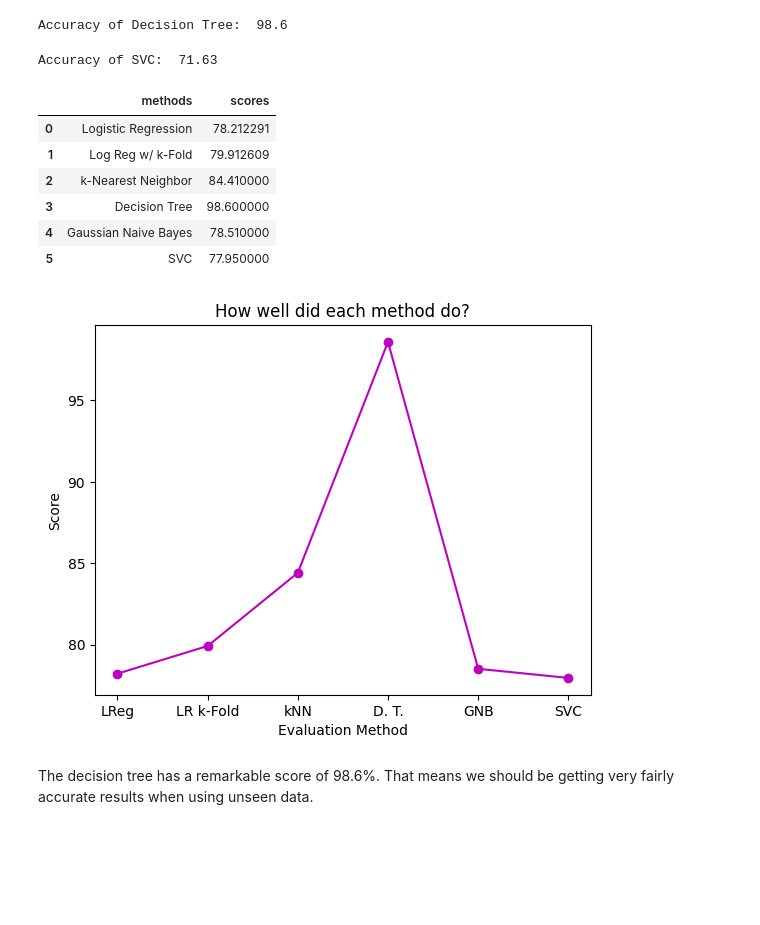
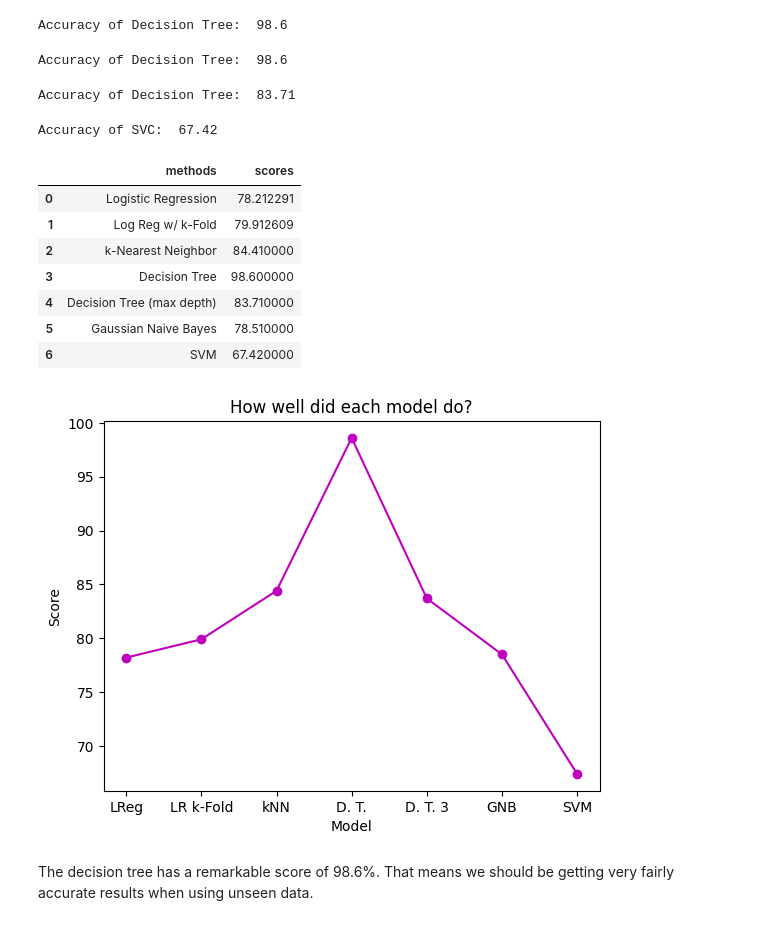
Before and after one commit to Rokeeb17/DS-Assignments, a Jupyter notebook: LogisticRegression.ipynb, the cells around one changed output. Cells and saved outputs as stored; diff of their text form; code cells hidden in the pictures; blank space fills up the shorter version.

```diff
--- a/LogisticRegression.ipynb
+++ b/LogisticRegression.ipynb
@@ -391,5 +414,5 @@ y_pred_logr = logreg.predict(x_test)
 # %%
-acc_logreg = metrics.accuracy_score(y_test, y_pred)*100
+acc_logreg = metrics.accuracy_score(y_test, y_pred_logr)*100
 print('Accuracy: ', acc_logreg)
 # %% [output]
 Accuracy:  78.2122905027933
@@ -434,6 +457,24 @@ acc_decision_tree = round(decision_tree.score(x_train, y_train) * 100, 2)
 print('Accuracy of Decision Tree: ', acc_decision_tree)
 # %% [output]
 Accuracy of Decision Tree:  98.6
+# %%
+decision_tree2 = DecisionTreeClassifier(criterion='entropy')
+decision_tree2.fit(x_train, y_train)
+y_pred_dt2 = decision_tree2.predict(x_test)
+acc_decision_tree2 = round(decision_tree2.score(x_train, y_train) * 100, 2)
+
+print('Accuracy of Decision Tree: ', acc_decision_tree2)
+# %% [output]
+Accuracy of Decision Tree:  98.6
+# %%
+decision_tree3 = DecisionTreeClassifier(max_depth=3)
+decision_tree3.fit(x_train, y_train)
+y_pred_dt3 = decision_tree3.predict(x_test)
+acc_decision_tree3 = round(decision_tree3.score(x_train, y_train) * 100, 2)
+
+print('Accuracy of Decision Tree: ', acc_decision_tree3)
+# %% [output]
+Accuracy of Decision Tree:  83.71
 # %%
 linear_svc = LinearSVC()
 linear_svc.fit(x_train, y_train)
@@ -444,16 +485,16 @@ acc_linear_svc = round(linear_svc.score(x_train, y_train) * 100, 2)
 
 print('Accuracy of SVC: ', acc_linear_svc)
 # %% [output]
-Accuracy of SVC:  71.63
+Accuracy of SVC:  67.42
 # %%
 final_scores = {
-    'methods': ['Logistic Regression', 'Log Reg w/ k-Fold', 'k-Nearest Neighbor','Decision Tree', 'Gaussian Naive Bayes', 'SVC'],
-    'scores': [acc_logreg, acc_kfold, acc_knn, acc_decision_tree, acc_gaussian, acc_linear_svc]
+    'methods': ['Logistic Regression', 'Log Reg w/ k-Fold', 'k-Nearest Neighbor','Decision Tree', 'Decision Tree (max depth)', 'Gaussian Naive Bayes', 'SVM'],
+    'scores': [acc_logreg, acc_kfold, acc_knn, acc_decision_tree, acc_decision_tree3, acc_gaussian, acc_linear_svc]
 }
 
 final_scores1 = {
-    'methods': ['LReg', 'LR k-Fold', 'kNN','D. T.', 'GNB', 'SVC'],
-    'scores': [acc_logreg, acc_kfold, acc_knn, acc_decision_tree, acc_gaussian, acc_linear_svc]
+    'methods': ['LReg', 'LR k-Fold', 'kNN','D. T.','D. T. 3', 'GNB', 'SVM'],
+    'scores': [acc_logreg, acc_kfold, acc_knn, acc_decision_tree, acc_decision_tree3, acc_gaussian, acc_linear_svc]
 }
 
 df1 = pd.DataFrame(final_scores1)
@@ -466,16 +507,17 @@ df
 | 1 | Log Reg w/ k-Fold | 79.912609 |
 | 2 | k-Nearest Neighbor | 84.410000 |
 | 3 | Decision Tree | 98.600000 |
-| 4 | Gaussian Naive Bayes | 78.510000 |
-| 5 | SVC | 77.950000 |
+| 4 | Decision Tree (max depth) | 83.710000 |
+| 5 | Gaussian Naive Bayes | 78.510000 |
+| 6 | SVM | 67.420000 |
 # %%
 plt.plot(df1['methods'], df1['scores'], 'o-m')
-plt.xlabel('Evaluation Method')
+plt.xlabel('Model')
 plt.ylabel('Score')
-plt.title('How well did each method do?')
+plt.title('How well did each model do?')
 plt.show()
 # %% [output]
-[figure, old version]
+[figure, new version]
 # %% [markdown]
 The decision tree has a remarkable score of 98.6%. That means we should be getting very fairly accurate results when using unseen data.
 # %%
```
Also changed, not shown: parts of 7 cells of this notebook.
